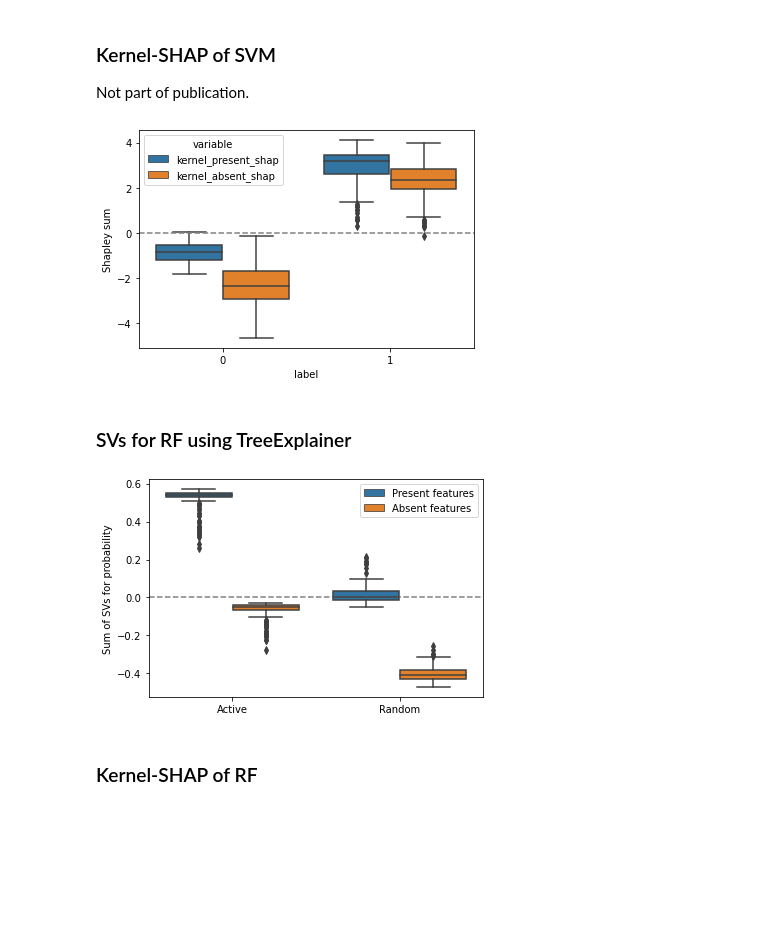
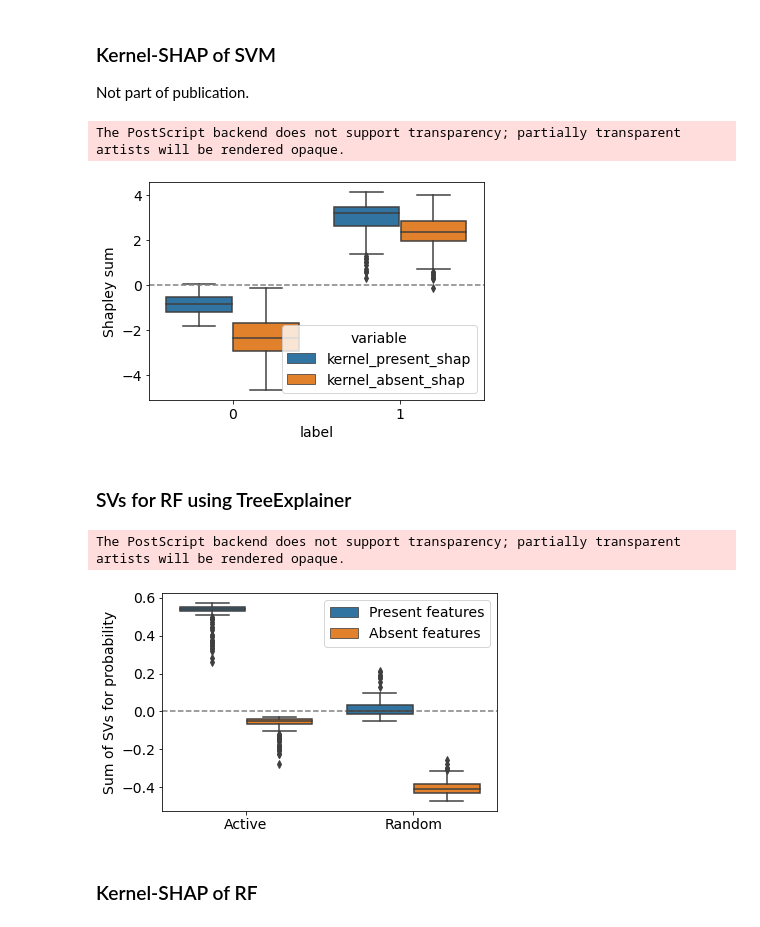
Before and after one commit to AndMastro/SVERAD, a Jupyter notebook: analysis_SVs_SVM_RF.ipynb, the cells around one changed output. Drawn from its saved outputs; the diff is of its cells as text; code cells hidden in the pictures; blank space fills up the shorter version.

Commit message:
Added figure format parameter for figure saving

```diff
--- a/analysis_SVs_SVM_RF.ipynb
+++ b/analysis_SVs_SVM_RF.ipynb
@@ -27,10 +27,11 @@ trial = 0
 
 SAVE_FIGURES_PATH = f"./data/figures/{dataset_name}/"
 SAVE_MAPPING_PATH = f"./data/figures/{dataset_name}/shapley_values_mapping/"
-SAVE_PLOTS = False
+SAVE_PLOTS = True
 SAVE_MAPPING = False
+FIGURE_FORMAT = "eps"
 # %%
-mpl.rcParams.update({'font.size': 12})
+mpl.rcParams.update({'font.size': 14})
 # %% [markdown]
 ## Loading the data
 # %%
@@ -273,23 +276,27 @@ xlim = ax.get_xlim()
 ax.hlines(0, *xlim, color="gray", ls="--")
 ax.set_xlim(xlim)
 if SAVE_PLOTS:
-    plt.savefig(SAVE_FIGURES_PATH + "boxplot_present_absent_shap_svm_kernel_shap.png", dpi=300)
+    plt.savefig(SAVE_FIGURES_PATH + "boxplot_present_absent_shap_svm_kernel_shap." + FIGURE_FORMAT, dpi=300)
 # %% [output]
+The PostScript backend does not support transparency; partially transparent artists will be rendered opaque.
-[figure, old version]
+[figure, new version]
 # %% [markdown]
 ### SVs for RF using TreeExplainer
 # %%
+# mpl.rcParams.update({'font.size': 14})
 fig, ax = plt.subplots()
 sns.boxplot(data=correct_predicted_df_molten.query("algorithm == 'RF'"), x="label_str", hue="variable_str", y="Shapley sum", hue_order=["Present features", "Absent features"])
 xlim = ax.get_xlim()
 ax.hlines(0, *xlim, color="gray", ls="--")
 ax.set_xlim(xlim)
 ax.set_xlabel("")
 ax.set_ylabel(r"Sum of SVs for probability")
 ax.legend(*ax.get_legend_handles_labels())
-plt.savefig(SAVE_FIGURES_PATH + "boxplot_present_absent_SVs_TF_TreeExplainer.png", dpi=300)
+if SAVE_PLOTS:
+    plt.savefig(SAVE_FIGURES_PATH + "boxplot_present_absent_SVs_TF_TreeExplainer." + FIGURE_FORMAT, dpi=300)
 # %% [output]
+The PostScript backend does not support transparency; partially transparent artists will be rendered opaque.
-[figure, old version]
+[figure, new version]
 # %% [markdown]
 ### Kernel-SHAP of RF
 # %%
```
Also changed, not shown: parts of 4 cells of this notebook, 8 other files.
